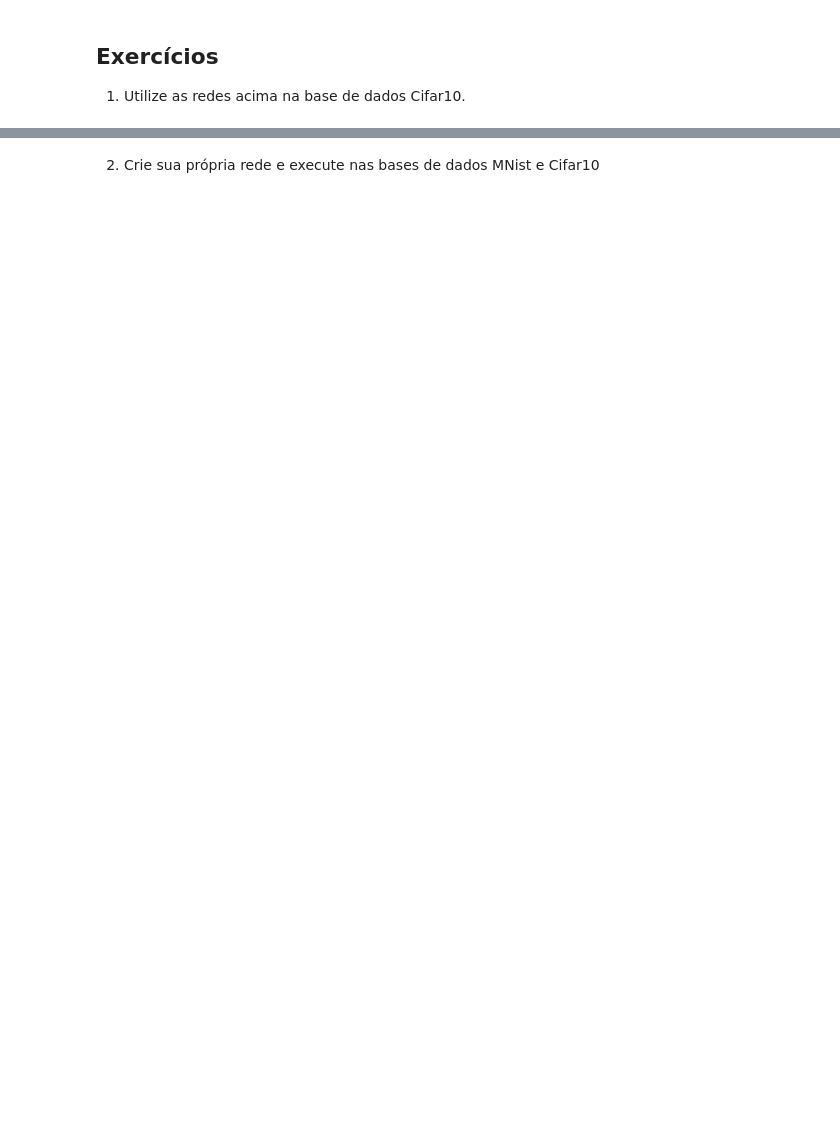
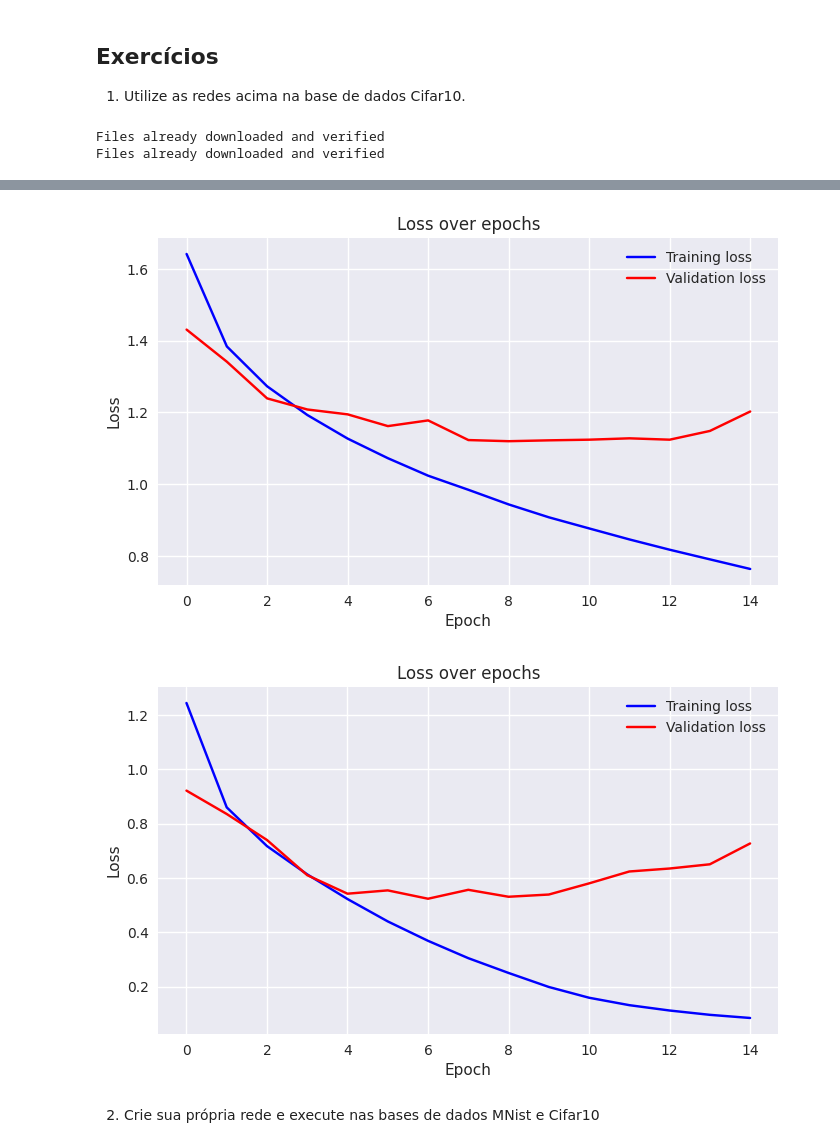
Before and after one commit to caio10012/Estudo_Python, a Jupyter notebook: CNN/Lenet_e_VGG.ipynb, the cells around one changed output, grey strips where cells are left out. Cells and saved outputs as stored; diff of their text form; code cells hidden in the pictures; blank space fills up the shorter version.

```diff
--- a/CNN/Lenet_e_VGG.ipynb
+++ b/CNN/Lenet_e_VGG.ipynb
@@ -67,7 +69,7 @@ def plot_losses(train_losses, valid_losses):
     '''
 
     # temporarily change the style of the plots to seaborn
-    plt.style.use(plt.style.use('seaborn-v0_8'))
+    plt.style.use('seaborn-v0_8')
 
     train_losses = np.array(train_losses)
     valid_losses = np.array(valid_losses)
@@ -124,12 +126,11 @@ Note a mudança de dimensões em cada camada. Porque após a entrada, a camada t
 **Camada 7 (F7)**: A última camada densa, produz 10 atributos.
 # %%
 class LeNet5(nn.Module):
-
     def __init__(self, n_classes):
         super(LeNet5, self).__init__()
 
         self.feature_extractor = nn.Sequential(
-            nn.Conv2d(in_channels=1, out_channels=6, kernel_size=5, stride=1),
+            nn.Conv2d(in_channels=3, out_channels=6, kernel_size=5, stride=1),  # Alterado para 3 canais
             nn.ReLU(),
             nn.AvgPool2d(kernel_size=2),
             nn.Conv2d(in_channels=6, out_channels=16, kernel_size=5, stride=1),
@@ -145,10 +146,9 @@ class LeNet5(nn.Module):
             nn.Linear(in_features=84, out_features=n_classes),
         )
 
-
     def forward(self, x):
         x = self.feature_extractor(x)
-        x = torch.flatten(x, 1) #transforma a matrix x em vetor.
+        x = torch.flatten(x, 1)
         logits = self.classifier(x)
         probs = F.softmax(logits, dim=1)
         return logits, probs
@@ -417,18 +439,31 @@ model, optimizer, _ = training_loop(model, criterion, optimizer, train_loader, v
 
 1) Utilize as redes acima na base de dados Cifar10.
 # %%
-transforms_cifar = transforms.Compose([transforms.ToTensor(),
-             transforms.Normalize((0.5, 0.5, 0.5), (0.5, 0.5, 0.5))])
+transforms_cifar = transforms.Compose([
+    transforms.ToTensor(),
+    transforms.Normalize((0.5, 0.5, 0.5), (0.5, 0.5, 0.5))
+])
 
-#transforms = transforms.Compose([transforms.Resize((32, 32)),
-#                                 transforms.ToTensor()])
+trainset_cifar = datasets.CIFAR10(root='./data', train=True, transform=transforms_cifar, download=True)
+train_loader_cifar = DataLoader(trainset_cifar, batch_size=BATCH_SIZE, shuffle=True, num_workers=2)
 
-trainset_cifar = datasets.CIFAR10(root='./data', train=True, transform=transforms_cifar,  download=True)
-
-train_loader_cifar = DataLoader(trainset_cifar, batch_size=BATCH_SIZE,
-                                          shuffle=True, num_workers=2)
-
-testset_cifar = datasets.CIFAR10(root='./data', train=False, transform=transforms_cifar,  download=True)
-
-valid_loader_cifar = DataLoader(testset_cifar, batch_size=BATCH_SIZE,
-                                         shuffle=False, num_workers=2)
+testset_cifar = datasets.CIFAR10(root='./data', train=False, transform=transforms_cifar, download=True)
+valid_loader_cifar = DataLoader(testset_cifar, batch_size=BATCH_SIZE, shuffle=False, num_workers=2)
+# %% [output]
+Files already downloaded and verified
+Files already downloaded and verified
+# %%
+# LeNet5 Training with CIFAR-10
+torch.manual_seed(RANDOM_SEED)
+model = LeNet5(N_CLASSES).to(DEVICE)
+optimizer = torch.optim.Adam(model.parameters(), lr=LEARNING_RATE)
+criterion = nn.CrossEntropyLoss()
+model, optimizer, _ = training_loop(model, criterion, optimizer, train_loader_cifar, valid_loader_cifar, N_EPOCHS, DEVICE)
+
+# VGG_mini Training with CIFAR-10
+torch.manual_seed(RANDOM_SEED)
+model = VGG_mini(N_CLASSES).to(DEVICE)
+optimizer = torch.optim.Adam(model.parameters(), lr=LEARNING_RATE)
+criterion = nn.CrossEntropyLoss()
+model, optimizer, _ = training_loop(model, criterion, optimizer, train_loader_cifar, valid_loader_cifar, N_EPOCHS, DEVICE)
+# %% [output]
@@ -435,2 +487,4 @@ valid_loader_cifar = DataLoader(testset_cifar, batch_size=BATCH_SIZE,
+[figure, added]
+[figure, added]
 # %% [markdown]
 2) Crie sua própria rede e execute nas bases de dados MNist e Cifar10
```
Also changed, not shown: parts of 9 cells of this notebook.
